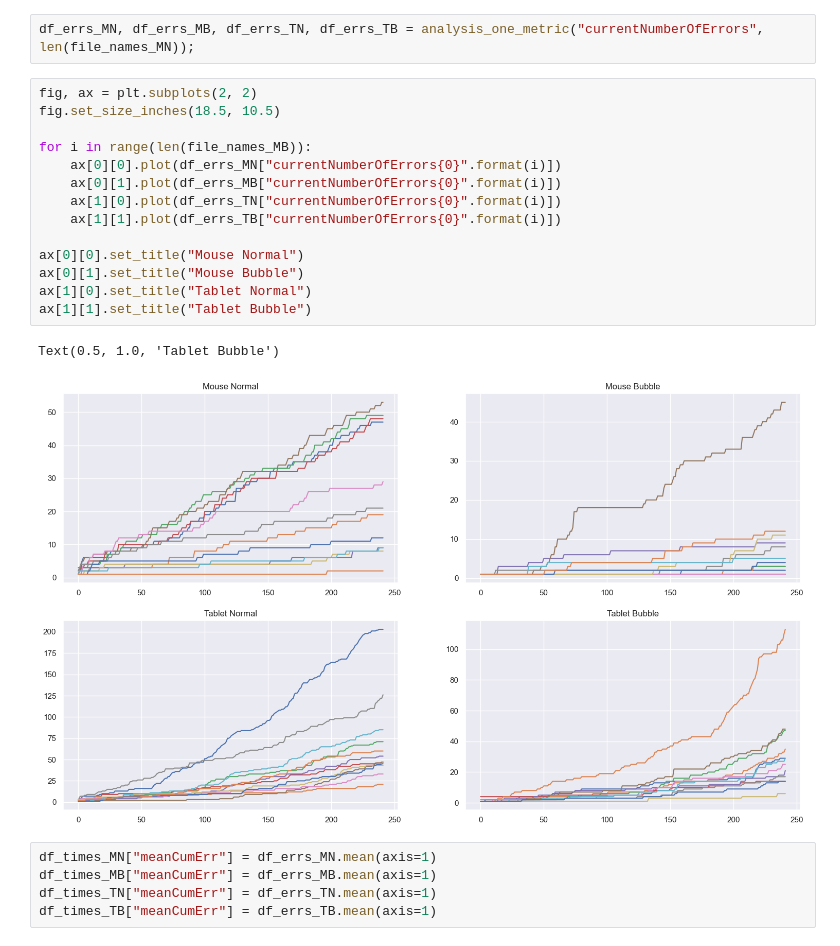
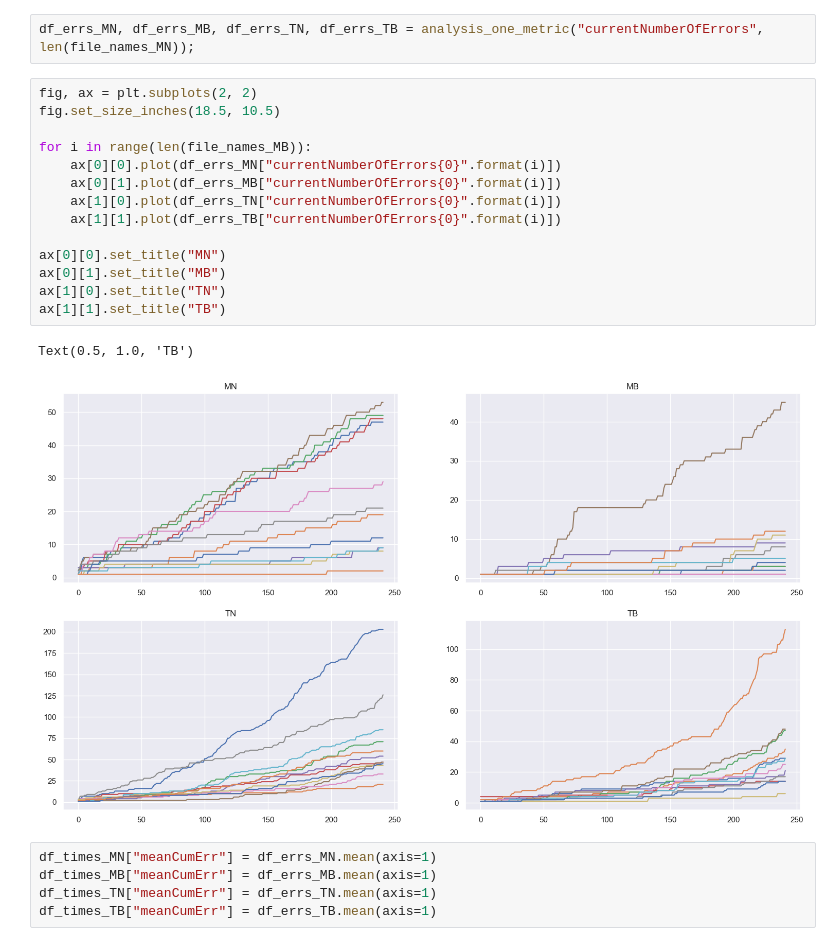
Before and after one commit to IoanaBaciu24/BubbleCursorExperiment, a Jupyter notebook: experiment_analysis.ipynb, the cells around one changed output. Drawn from its saved outputs; the diff is of its cells as text.

```diff
--- a/experiment_analysis.ipynb
+++ b/experiment_analysis.ipynb
@@ -291,20 +308,20 @@ df_errs_MN, df_errs_MB, df_errs_TN, df_errs_TB = analysis_one_metric("currentNum
 # %%
 fig, ax = plt.subplots(2, 2)
 fig.set_size_inches(18.5, 10.5)
 
 for i in range(len(file_names_MB)):
     ax[0][0].plot(df_errs_MN["currentNumberOfErrors{0}".format(i)])
     ax[0][1].plot(df_errs_MB["currentNumberOfErrors{0}".format(i)])
     ax[1][0].plot(df_errs_TN["currentNumberOfErrors{0}".format(i)])
     ax[1][1].plot(df_errs_TB["currentNumberOfErrors{0}".format(i)])
 
-ax[0][0].set_title("Mouse Normal")
-ax[0][1].set_title("Mouse Bubble")
-ax[1][0].set_title("Tablet Normal")
-ax[1][1].set_title("Tablet Bubble")
+ax[0][0].set_title("MN")
+ax[0][1].set_title("MB")
+ax[1][0].set_title("TN")
+ax[1][1].set_title("TB")
 # %% [output]
-Text(0.5, 1.0, 'Tablet Bubble')
+Text(0.5, 1.0, 'TB')
-[figure, old version]
+[figure, new version]
 # %%
 df_times_MN["meanCumErr"] = df_errs_MN.mean(axis=1)
 df_times_MB["meanCumErr"] = df_errs_MB.mean(axis=1)
```
Also changed, not shown: parts of 19 cells of this notebook.
